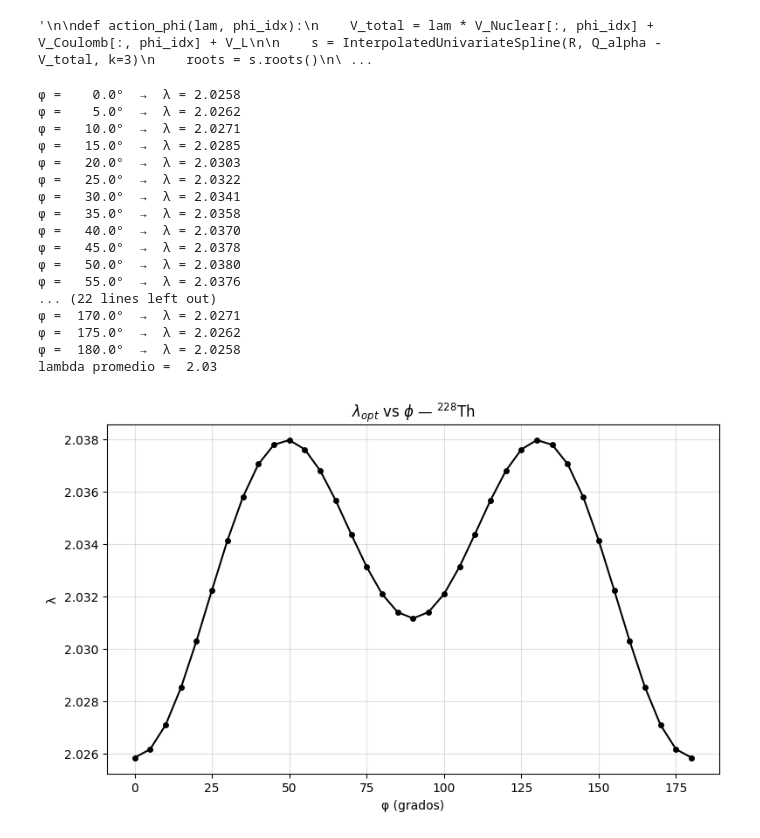
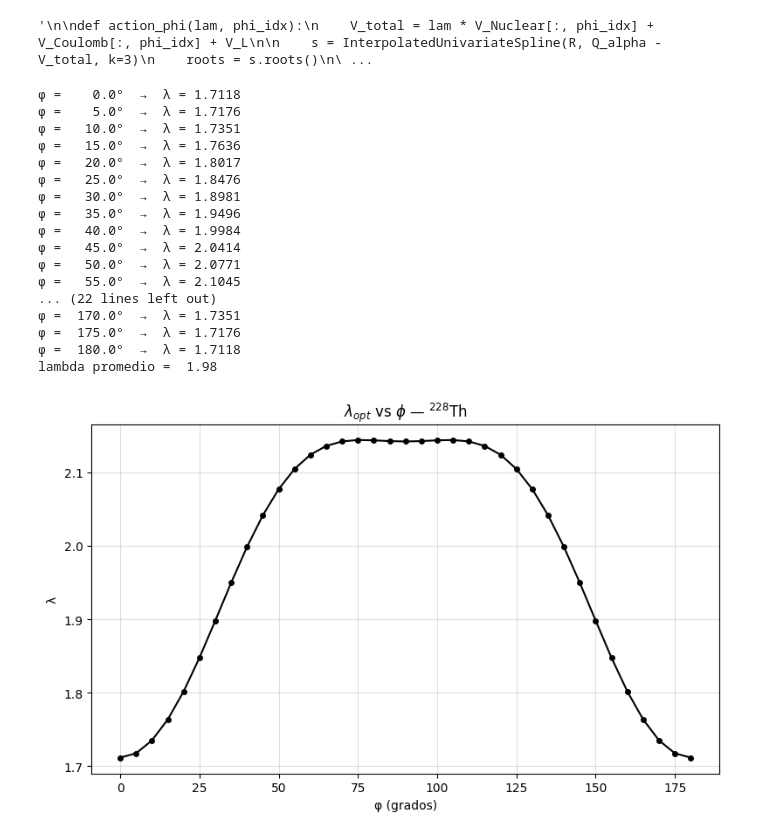
Before and after one commit to yohuan98i-hue/Nuclear_2, a Jupyter notebook: pueba.ipynb, the cells around one changed output. Cells and saved outputs as stored; diff of their text form; code cells hidden in the pictures.

```diff
--- a/pueba.ipynb
+++ b/pueba.ipynb
@@ -533,8 +533,8 @@ A_daugther = 224
 x          = 7999 / 4
 y          = 2134 / 2.5
 R_0        = 1.07 * (A_daugther) ** (1 / 3)
-beta2      = 0.0
-beta4      = 0.008
+beta2      = 0.164
+beta4      = 0.112
 J00        = -275
 Q_alpha    = 5.520
 hbarc      = 197.327
@@ -600,10 +600,6 @@ fermi_3D = 1.0 / (1.0 + np.exp((r3 - R_f_theta(Th3)) / a_f_theta(Th3)))
 sin_Th   = np.sin(Th3)
 
 def fourier_rho2(norm, Ylm, jl, factor_4pi):
-    """
-    Calcula ∫∫ 2π · norm · jl(kr) · Ylm(θ) · ρ₂(r,θ) · r² sinθ dr dθ  para cada k.
-    Retorna array de forma (len(k),).
-    """
     # integrand shape: (r, θ, k)
     integrand = 2 * np.pi * norm * jl(r3 * k3) * Ylm(Th3) * r3**2 * sin_Th * fermi_3D
     int_r  = simpson(integrand, x=rmalla, axis=0)   # (θ, k)
@@ -684,47 +680,47 @@ lam_opt_vs_phi = []
 
 for i, ph in enumerate(phi):
     try:
         # brentq encuentra el lambda donde S(λ) - B = 0
         lam_opt_i = brentq(
             lambda lam: accion_phi_lam(lam, i) - B,
             a=0.5, b=3.0,
             xtol=1e-4
         )
         lam_opt_vs_phi.append((ph, lam_opt_i))
         print(f"φ = {np.degrees(ph):6.1f}°  →  λ = {lam_opt_i:.4f}")
     except (ValueError, TypeError):
         lam_opt_vs_phi.append((ph, None))
         print(f"φ = {np.degrees(ph):6.1f}°  →  sin solución")
 
 
 phi_arr = np.array([p for p, l in lam_opt_vs_phi if l is not None])
 lam_arr = np.array([l for p, l in lam_opt_vs_phi if l is not None])
 print('lambda promedio = ',np.around(np.sum(lam_arr)/37,2))
 
 plt.figure(figsize=(8, 5))
 plt.plot(np.degrees(phi_arr), lam_arr, 'o-', markersize=4, color='black')
 plt.xlabel("φ (grados)")
 plt.ylabel("λ")
 plt.title(r"$\lambda_{opt}$ vs $\phi$ — $^{228}$Th")
 plt.grid(True, alpha=0.4)
 plt.tight_layout()
 plt.show()
 # %% [output]
-φ =    0.0°  →  λ = 2.0258
-φ =    5.0°  →  λ = 2.0262
-φ =   10.0°  →  λ = 2.0271
-φ =   15.0°  →  λ = 2.0285
-φ =   20.0°  →  λ = 2.0303
-φ =   25.0°  →  λ = 2.0322
-φ =   30.0°  →  λ = 2.0341
-φ =   35.0°  →  λ = 2.0358
-φ =   40.0°  →  λ = 2.0370
-φ =   45.0°  →  λ = 2.0378
-φ =   50.0°  →  λ = 2.0380
-φ =   55.0°  →  λ = 2.0376
+φ =    0.0°  →  λ = 1.7118
+φ =    5.0°  →  λ = 1.7176
+φ =   10.0°  →  λ = 1.7351
+φ =   15.0°  →  λ = 1.7636
+φ =   20.0°  →  λ = 1.8017
+φ =   25.0°  →  λ = 1.8476
+φ =   30.0°  →  λ = 1.8981
+φ =   35.0°  →  λ = 1.9496
+φ =   40.0°  →  λ = 1.9984
+φ =   45.0°  →  λ = 2.0414
+φ =   50.0°  →  λ = 2.0771
+φ =   55.0°  →  λ = 2.1045
 ... (22 lines left out)
-φ =  170.0°  →  λ = 2.0271
-φ =  175.0°  →  λ = 2.0262
-φ =  180.0°  →  λ = 2.0258
-lambda promedio =  2.03
+φ =  170.0°  →  λ = 1.7351
+φ =  175.0°  →  λ = 1.7176
+φ =  180.0°  →  λ = 1.7118
+lambda promedio =  1.98
-[figure, old version]
+[figure, new version]
```
